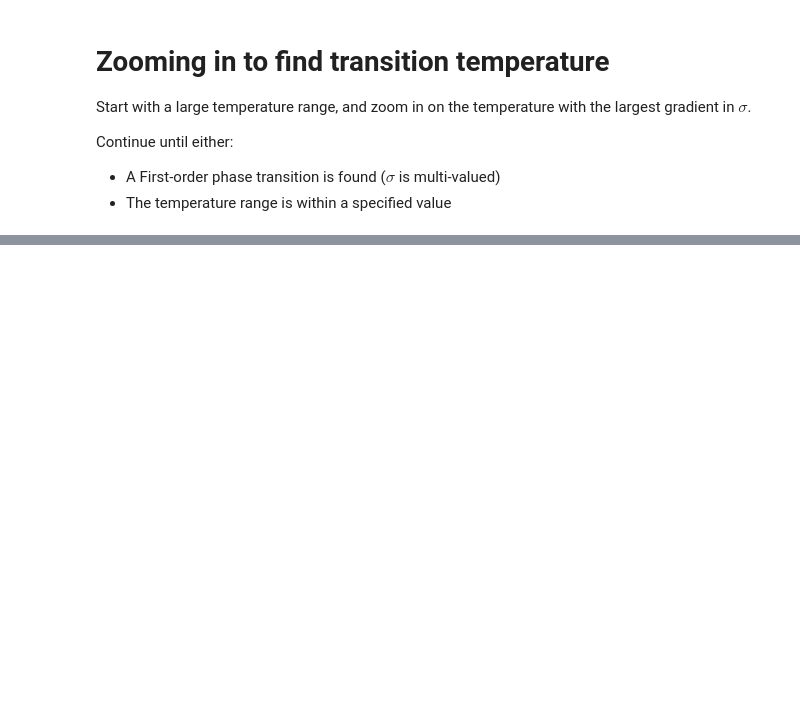
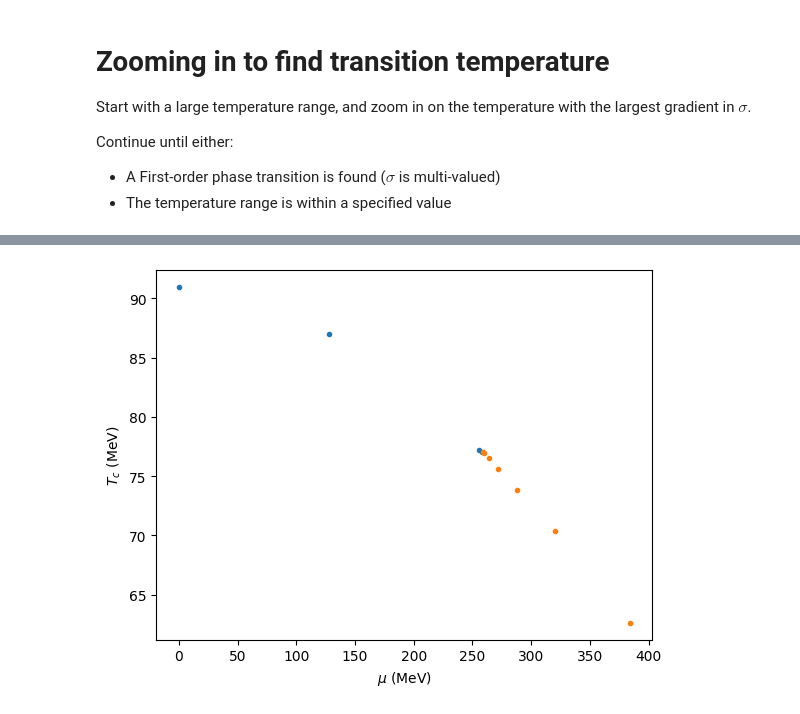
Before and after one commit to seanbartz/DilatonMixingParallel, a Jupyter notebook: sigma_vs_T.ipynb, the cells around one changed output, grey strips where cells are left out. Saved outputs shown, nothing was run; the diff lists cells and outputs as text; code cells hidden in the pictures; blank space fills up the shorter version.

Commit message:
critical pt search

```diff
--- a/sigma_vs_T.ipynb
+++ b/sigma_vs_T.ipynb
@@ -675,19 +676,0 @@ def mu_scan(mq_input,mq_tolerance, lambda1,mu,tmin,tmax,numtemps,mu_0,delta_mu):
-# %%
-mu=0
-delta_mu=128
-tmin=15
-tmax=300
-lambda1=5
-numtemps=15
-mu_0=0
-mu_precision=4
-while delta_mu >mu_precision:
-   mu,Tc,delta_Tc= mu_scan(mq_input,mq_tolerance, lambda1,mu,tmin,tmax,numtemps,mu_0,delta_mu)
-
-   print('------- Critical point found -------')
-   print('mu=',mu-delta_mu) #because mu is incremented by delta_mu at the end of mu_scan
-   print('delta_mu=',delta_mu)
-   print('Tc=',Tc)
-   print('delta_Tc=',delta_Tc)
-   mu_0=mu-2*delta_mu #because mu is incremented by delta_mu at the end of mu_scan
-   delta_mu=delta_mu/2
@@ -734,0 +781,19 @@ numtemps
+# %%
+#find the mu values that have order = 2
+indices=np.where(np.array(order_list)==2)[0]
+mu_2o=np.array(mu_list)[indices]
+Tc_2o=np.array(Tc_list)[indices]
+
+#find the mu values that have order = 1
+indices=np.where(np.array(order_list)==1)[0]
+mu_1o=np.array(mu_list)[indices]
+Tc_1o=np.array(Tc_list)[indices]
+
+#plot the mu values that have order = 2
+plt.plot(mu_2o,Tc_2o,'.')
+plt.plot(mu_1o,Tc_1o,'.')
+plt.xlabel('$\mu$ (MeV)')
+plt.ylabel('$T_c$ (MeV)')
+plt.show()
+# %% [output]
+[figure, added]
```
Also changed, not shown: parts of 16 cells of this notebook, 14 other files.
